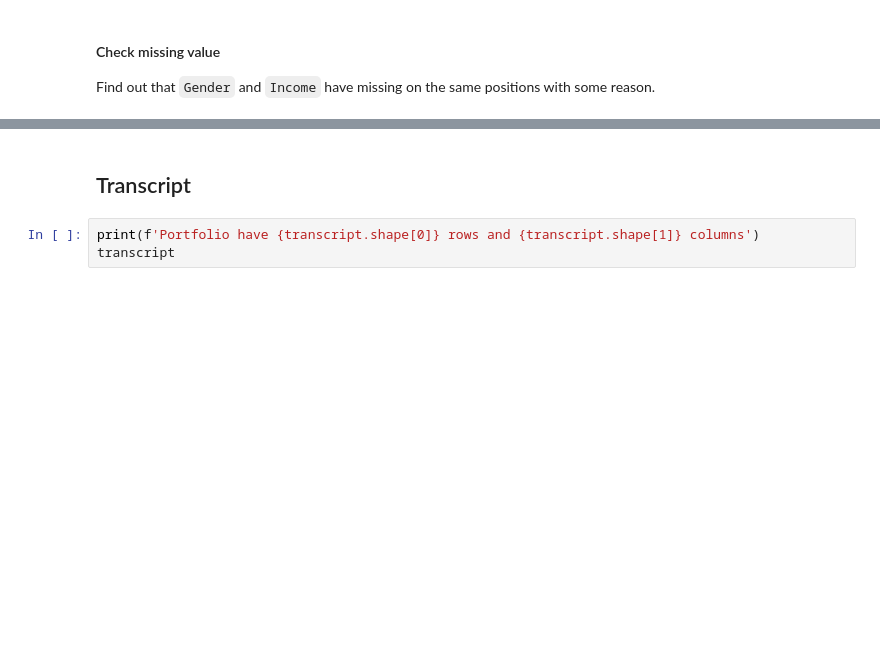
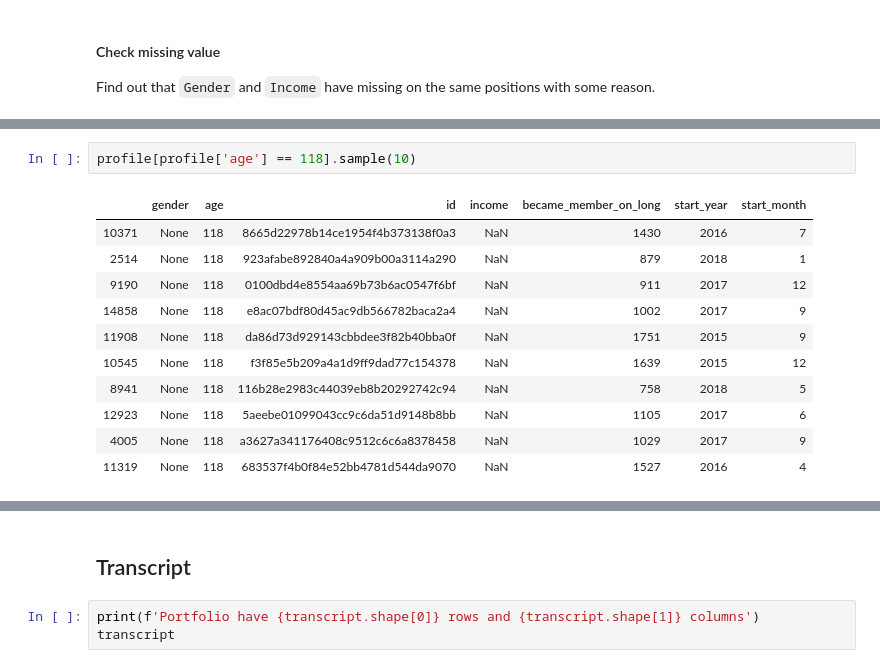
Before and after one commit to wasuratme96/machine_learning_nano_degree, a Jupyter notebook: Capstone Project/Starbuck Reward Program/Machine Learning Engineer Nano-degree ; Capstone Project - Starbuck Campaign Data.ipynb, the cells around one changed output, grey strips where cells are left out. Saved outputs shown, nothing was run; the diff lists cells and outputs as text; blank space fills up the shorter version.

```diff
--- a/Capstone Project/Starbuck Reward Program/Machine Learning Engineer Nano-degree ; Capstone Project - Starbuck Campaign Data.ipynb
+++ b/Capstone Project/Starbuck Reward Program/Machine Learning Engineer Nano-degree ; Capstone Project - Starbuck Campaign Data.ipynb
@@ -121,0 +159,14 @@ profile.rename(columns = {'id':'customer_id'}, inplace = True)
+# %%
+profile[profile['age'] == 118].sample(10)
+# %% [output]
+|  | gender | age | id | income | became_member_on_long | start_year | start_month |
+| 10371 | None | 118 | 8665d22978b14ce1954f4b373138f0a3 | NaN | 1430 | 2016 | 7 |
+| 2514 | None | 118 | 923afabe892840a4a909b00a3114a290 | NaN | 879 | 2018 | 1 |
+| 9190 | None | 118 | 0100dbd4e8554aa69b73b6ac0547f6bf | NaN | 911 | 2017 | 12 |
+| 14858 | None | 118 | e8ac07bdf80d45ac9db566782baca2a4 | NaN | 1002 | 2017 | 9 |
+| 11908 | None | 118 | da86d73d929143cbbdee3f82b40bba0f | NaN | 1751 | 2015 | 9 |
+| 10545 | None | 118 | f3f85e5b209a4a1d9ff9dad77c154378 | NaN | 1639 | 2015 | 12 |
+| 8941 | None | 118 | 116b28e2983c44039eb8b20292742c94 | NaN | 758 | 2018 | 5 |
+| 12923 | None | 118 | 5aeebe01099043cc9c6da51d9148b8bb | NaN | 1105 | 2017 | 6 |
+| 4005 | None | 118 | a3627a341176408c9512c6c6a8378458 | NaN | 1029 | 2017 | 9 |
+| 11319 | None | 118 | 683537f4b0f84e52bb4781d544da9070 | NaN | 1527 | 2016 | 4 |
```
Also changed, not shown: parts of 28 cells of this notebook, 5 other files.
